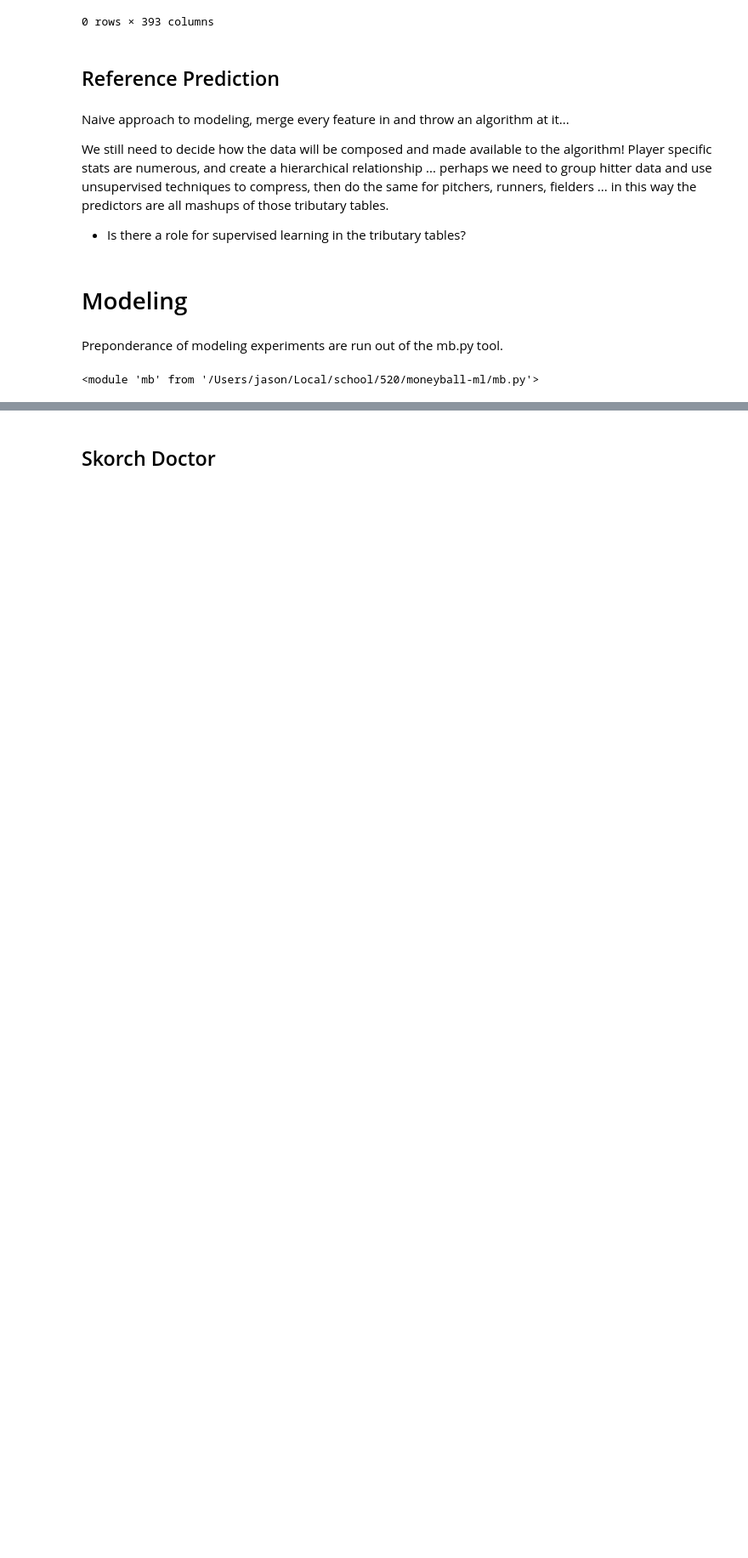
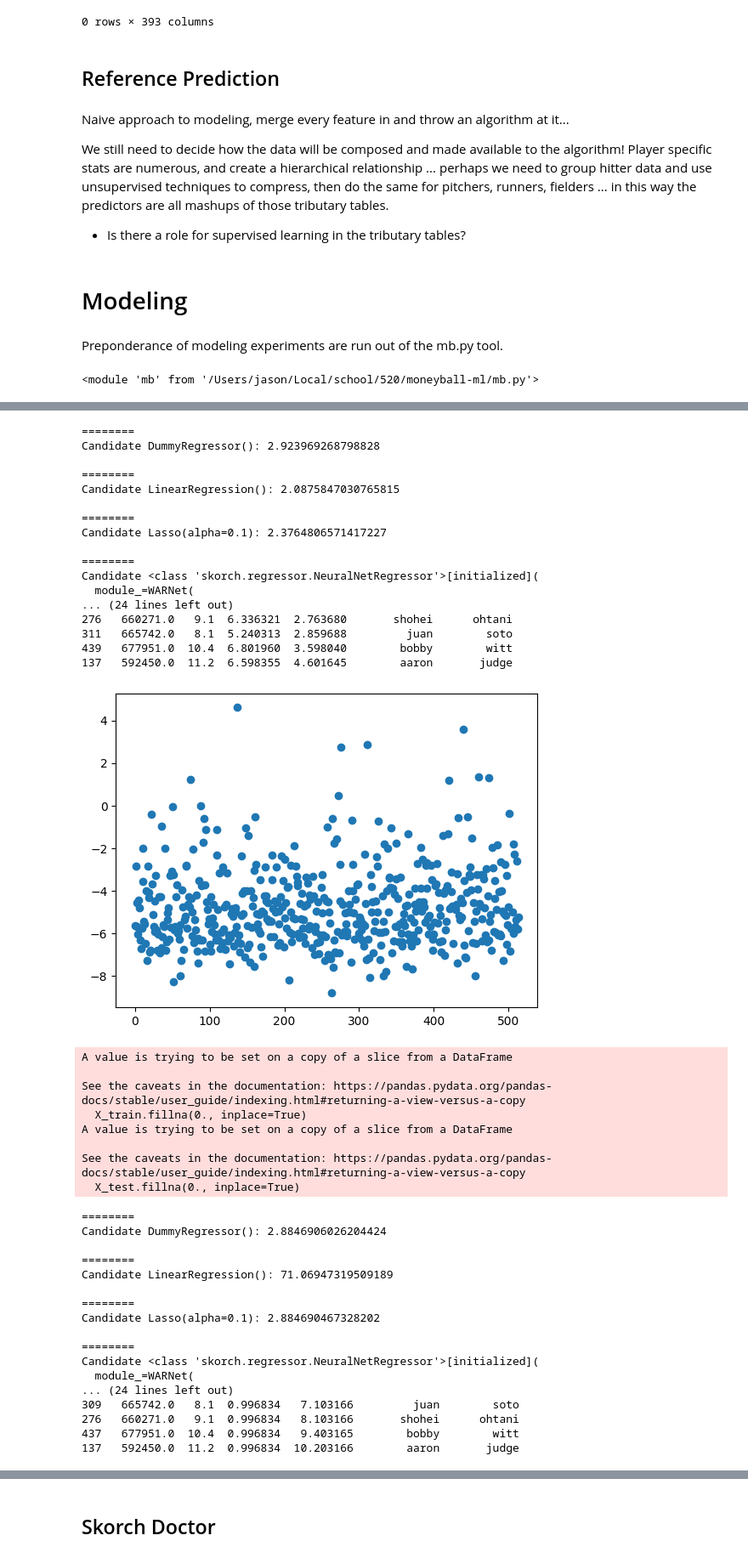
Before and after one commit to auto-d/moneyball-ml, a Jupyter notebook: eda.ipynb, the cells around one changed output, grey strips where cells are left out. Shown at 85% size. Cells and saved outputs as stored; diff of their text form; code cells hidden in the pictures; blank space fills up the shorter version.

```diff
--- a/eda.ipynb
+++ b/eda.ipynb
@@ -714,0 +584,73 @@ MSE NN: 3.84
+# %%
+dsets = [(True, False), (False, True), (True, True)]
+
+for dset in dsets:
+
+    X_train, y_train, X_test, y_test = build_train_test_set(standard=dset[0], statcast=dset[1])
+
+    candidates = build_candidates(nn_input_size=len(X_train.columns))
+    winner, mse = validate(X_train, y_train, candidates, splits=3)
+    X_train_nn, y_train_nn = make_nn_set(X_train, y_train)
+
+    if is_nn_experiment(winner):
+        X_test_scaled = scale(X_test)
+        X, y = make_nn_set(X_test_scaled, y_test)
+    else:
+        X = X_test
+        y = y_test
+
+    preds = winner.predict(X).flatten()
+    mse = metrics.mean_squared_error(y, preds, multioutput='raw_values')
+    print(f"Test MSE reported : {mse}")
+
+    results = build_results(y_test, preds)
+
+    print("Best and worst predictions follow: ")
+    print(results.head())
+    print(results.tail())
+    plt.scatter(x=results.index, y=results.error)
+    plt.show()
+# %% [output]
+========
+Candidate DummyRegressor(): 2.923969268798828
+
+========
+Candidate LinearRegression(): 2.0875847030765815
+
+========
+Candidate Lasso(alpha=0.1): 2.3764806571417227
+
+========
+Candidate <class 'skorch.regressor.NeuralNetRegressor'>[initialized](
+  module_=WARNet(
+... (24 lines left out)
+276   660271.0   9.1  6.336321  2.763680       shohei      ohtani
+311   665742.0   8.1  5.240313  2.859688         juan        soto
+439   677951.0  10.4  6.801960  3.598040        bobby        witt
+137   592450.0  11.2  6.598355  4.601645        aaron       judge
+[figure, added]
+A value is trying to be set on a copy of a slice from a DataFrame
+
+See the caveats in the documentation: https://pandas.pydata.org/pandas-docs/stable/user_guide/indexing.html#returning-a-view-versus-a-copy
+  X_train.fillna(0., inplace=True)
+A value is trying to be set on a copy of a slice from a DataFrame
+
+See the caveats in the documentation: https://pandas.pydata.org/pandas-docs/stable/user_guide/indexing.html#returning-a-view-versus-a-copy
+  X_test.fillna(0., inplace=True)
+========
+Candidate DummyRegressor(): 2.8846906026204424
+
+========
+Candidate LinearRegression(): 71.06947319509189
+
+========
+Candidate Lasso(alpha=0.1): 2.884690467328202
+
+========
+Candidate <class 'skorch.regressor.NeuralNetRegressor'>[initialized](
+  module_=WARNet(
+... (24 lines left out)
+309   665742.0   8.1  0.996834   7.103166         juan        soto
+276   660271.0   9.1  0.996834   8.103166       shohei      ohtani
+437   677951.0  10.4  0.996834   9.403165        bobby        witt
+137   592450.0  11.2  0.996834  10.203166        aaron       judge
```
Also changed, not shown: parts of 24 cells of this notebook, 1 other file.
